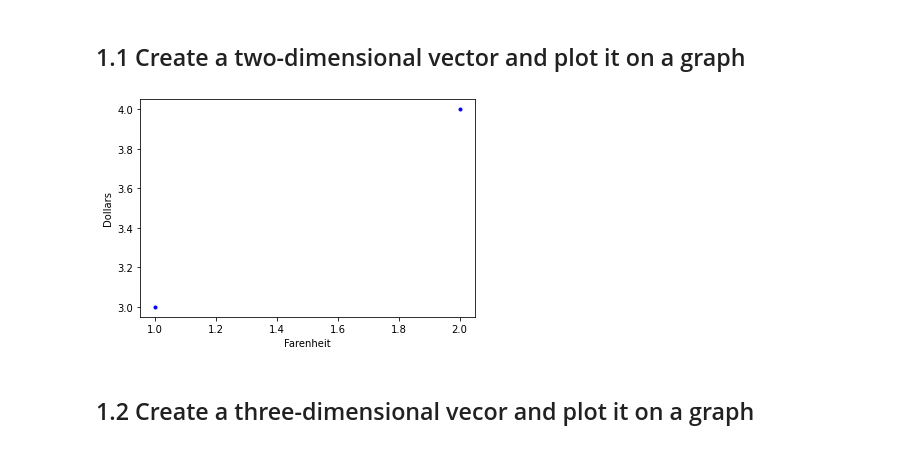
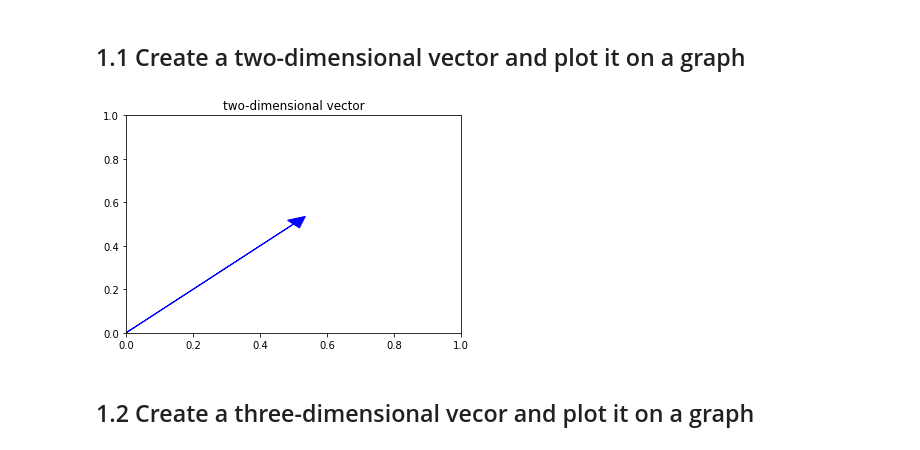
Before and after one commit to TAVAU/DS-Unit-1-Sprint-3-Linear-Algebra, a Jupyter notebook: module1-vectors-and-matrices/LS_DS_131_Vectors_and_Matrices_Assignment.ipynb, the cells around one changed output. Drawn from its saved outputs; the diff is of its cells as text; code cells hidden in the pictures.

```diff
--- a/module1-vectors-and-matrices/LS_DS_131_Vectors_and_Matrices_Assignment.ipynb
+++ b/module1-vectors-and-matrices/LS_DS_131_Vectors_and_Matrices_Assignment.ipynb
@@ -7,12 +7,17 @@ For the questions below it is not sufficient to simply provide answer to the que
 # %%
 import numpy as np
 import matplotlib.pyplot as plt
 
-A = np.array([[1,2],[3,4]])
-A
-plt.plot(A[0], A[1], '.', color='b')
+# A = np.array([[1,2],[3,4]])
+# A
+# plt.plot(A[0], A[1], '.', color='b')
+# plt.show()
+
+blue = [.5, .5]
+plt.arrow(0,0,blue[0],blue[1],head_width=.05,head_length=.05,color='blue')
+plt.title('two-dimensional vector')
 plt.show()
 # %% [output]
-[figure, old version]
+[figure, new version]
 # %% [markdown]
 ## 1.2 Create a three-dimensional vecor and plot it on a graph
```
Also changed, not shown: parts of 20 cells of this notebook.
